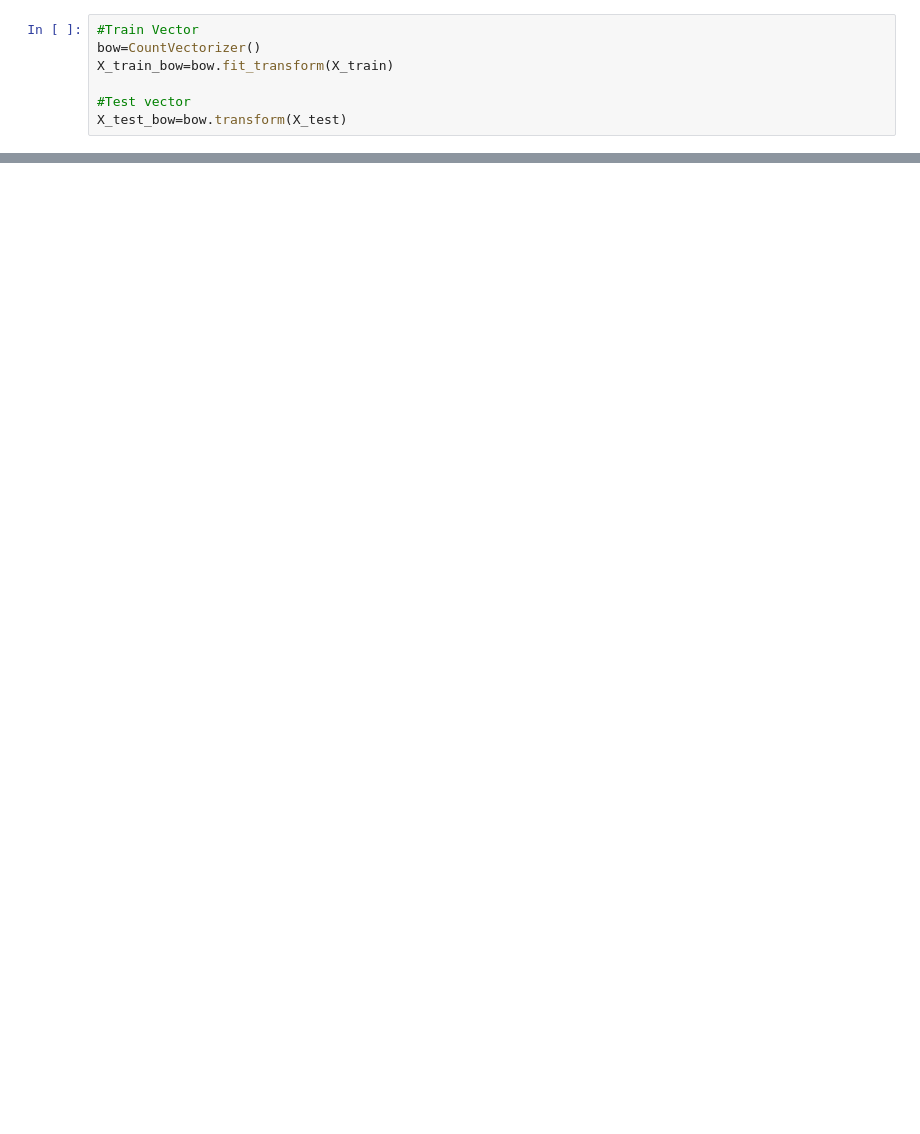
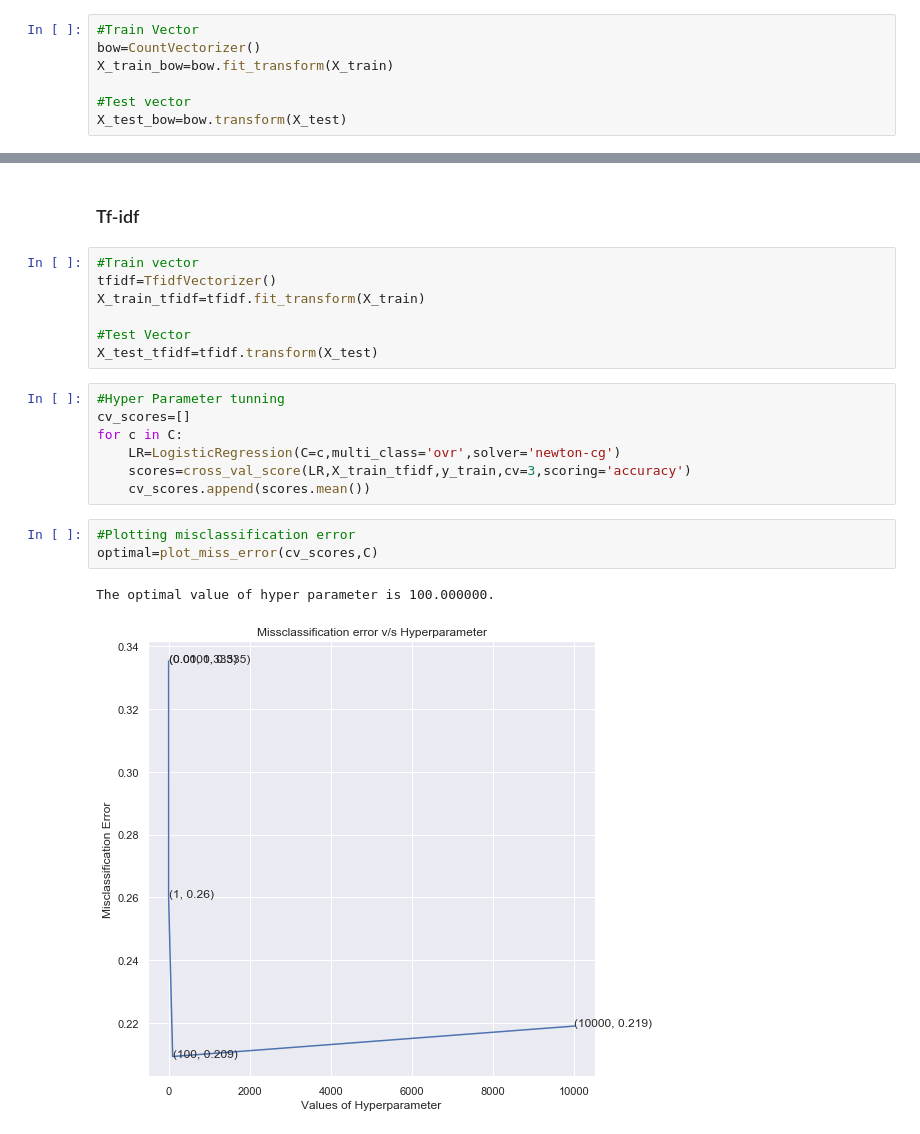
Before and after one commit to vietpm/zitga_data, a Jupyter notebook: Sentiment Analysis.ipynb, the cells around one changed output, grey strips where cells are left out. Saved outputs shown, nothing was run; the diff lists cells and outputs as text; blank space fills up the shorter version.

```diff
--- a/Sentiment Analysis.ipynb
+++ b/Sentiment Analysis.ipynb
@@ -389,0 +388,22 @@ train_test_accuracy(classifier1,X_train_bow,y_train,X_test_bow,y_test)
+# %% [markdown]
+### Tf-idf
+# %%
+#Train vector
+tfidf=TfidfVectorizer()
+X_train_tfidf=tfidf.fit_transform(X_train)
+
+#Test Vector
+X_test_tfidf=tfidf.transform(X_test)
+# %%
+#Hyper Parameter tunning
+cv_scores=[]
+for c in C:
+    LR=LogisticRegression(C=c,multi_class='ovr',solver='newton-cg')
+    scores=cross_val_score(LR,X_train_tfidf,y_train,cv=3,scoring='accuracy')
+    cv_scores.append(scores.mean())
+# %%
+#Plotting misclassification error
+optimal=plot_miss_error(cv_scores,C)
+# %% [output]
+The optimal value of hyper parameter is 100.000000.
+[figure, added]
```
Also changed, not shown: parts of 25 cells of this notebook.
